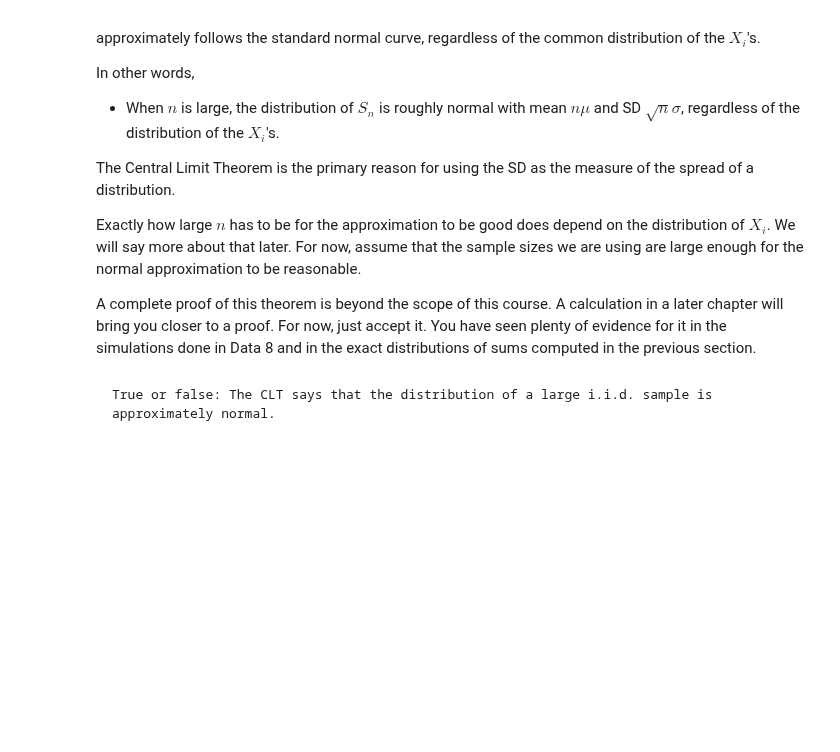
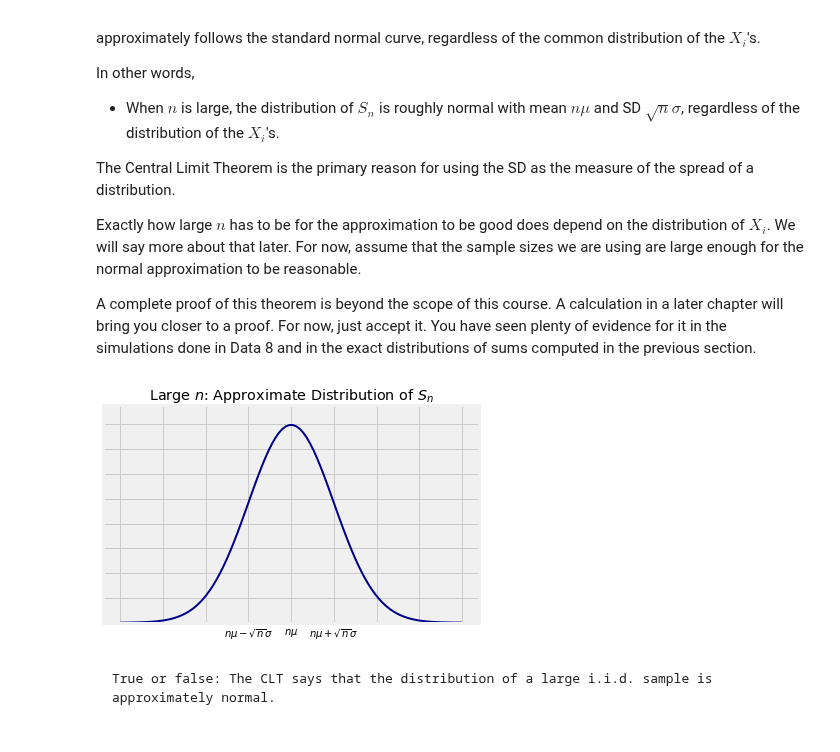
Before and after one commit to prob140/textbook, a Jupyter notebook: content/Chapter_14/03_Central_Limit_Theorem.ipynb, the cells around one changed output. Saved outputs shown, nothing was run; the diff lists cells and outputs as text; code cells hidden in the pictures; blank space fills up the shorter version.

````diff
--- a/content/Chapter_14/03_Central_Limit_Theorem.ipynb
+++ b/content/Chapter_14/03_Central_Limit_Theorem.ipynb
@@ -109,6 +109,15 @@ The Central Limit Theorem is the primary reason for using the SD as the measure
 Exactly how large $n$ has to be for the approximation to be good does depend on the distribution of $X_i$. We will say more about that later. For now, assume that the sample sizes we are using are large enough for the normal approximation to be reasonable.
 
 A complete proof of this theorem is beyond the scope of this course. A calculation in a later chapter will bring you closer to a proof. For now, just accept it. You have seen plenty of evidence for it in the simulations done in Data 8 and in the exact distributions of sums computed in the previous section.
+# %%
+# NO CODE
+Plot_norm(x_limits=(-4, 4), mu=0, sigma=1)
+plt.ylabel("")
+plt.yticks(np.arange(0, 0.401, 0.05), np.array(7*['']))
+plt.xticks(np.arange(-4, 4.1), ['','','', '$n\mu - \sqrt{n}\sigma$', '$n\mu$', '$n\mu+\sqrt{n}\sigma$','',''])
+plt.title('Large $n$: Approximate Distribution of $S_n$');
+# %% [output]
+[figure, added]
 # %% [markdown]
 ```{admonition} Quick Check
 True or false: The CLT says that the distribution of a large i.i.d. sample is approximately normal.
````
Also changed, not shown: 1 other file.
